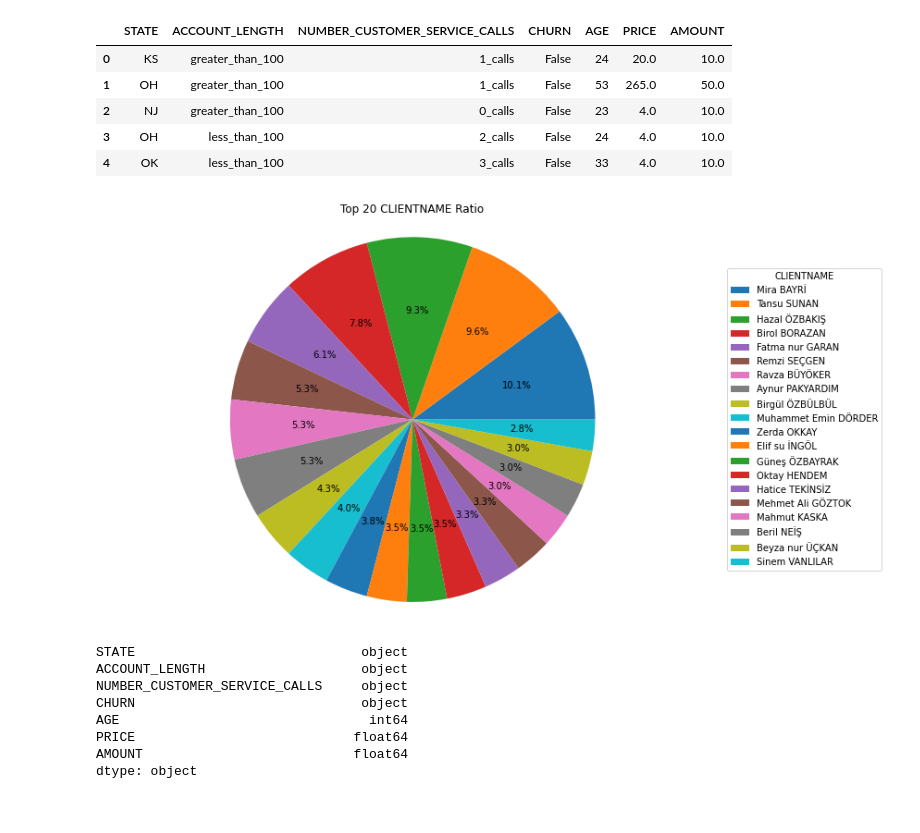
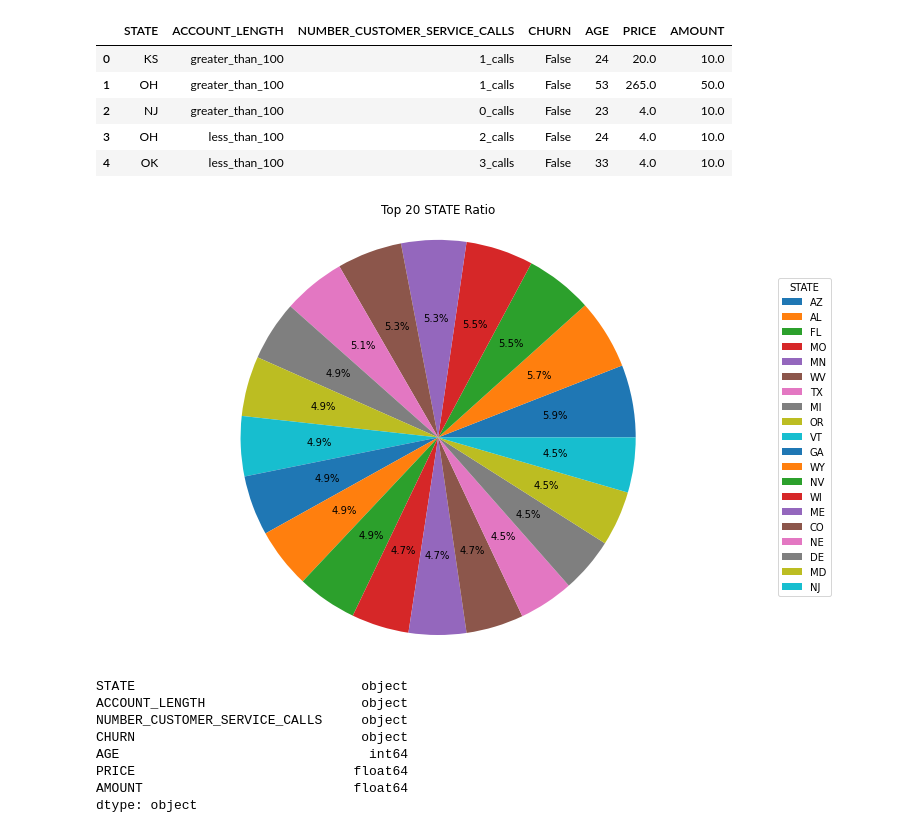
Before and after one commit to gurkandyilmaz/data_visualization, a Jupyter notebook: visualization/data_visualization.ipynb, the cells around one changed output. Drawn from its saved outputs; the diff is of its cells as text; code cells hidden in the pictures.

```diff
--- a/visualization/data_visualization.ipynb
+++ b/visualization/data_visualization.ipynb
@@ -271,9 +264,9 @@ def plot_pie(dataframe, column):
 figsize_x = 12
 figsize_y = 8
 # %%
-plot_pie(df, "CLIENTNAME")
+plot_pie(df, "STATE")
 # %% [output]
-[figure, old version]
+[figure, new version]
 # %%
 df.dtypes
 # %% [output]
```
Also changed, not shown: parts of 5 cells of this notebook, 2 other files.
